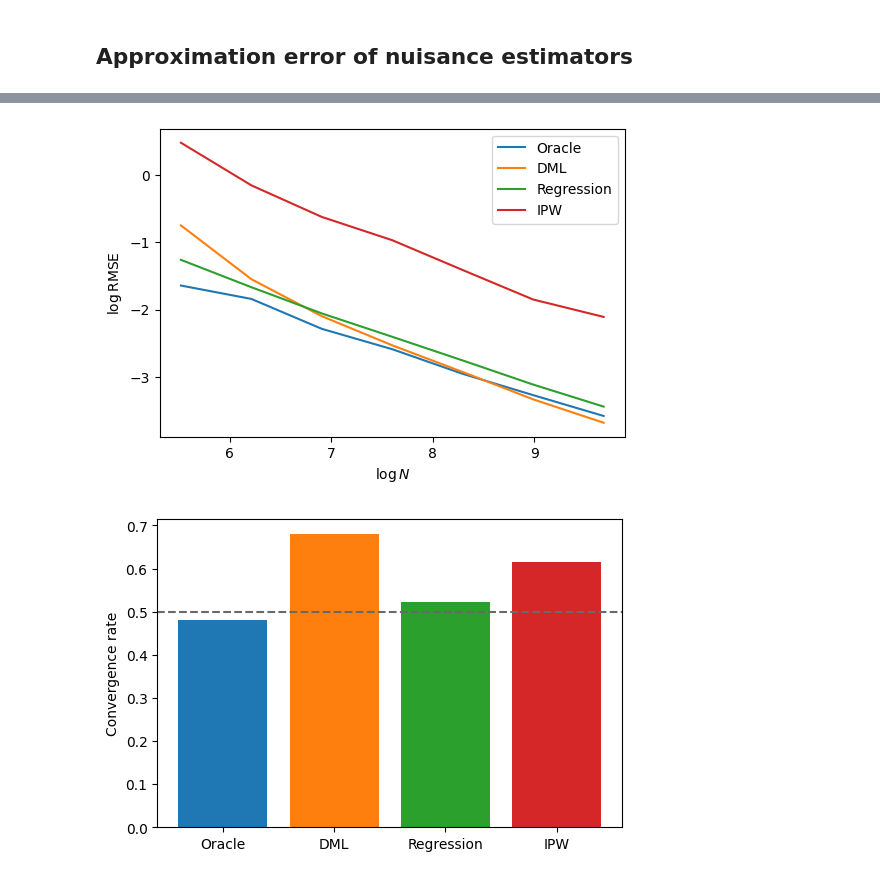
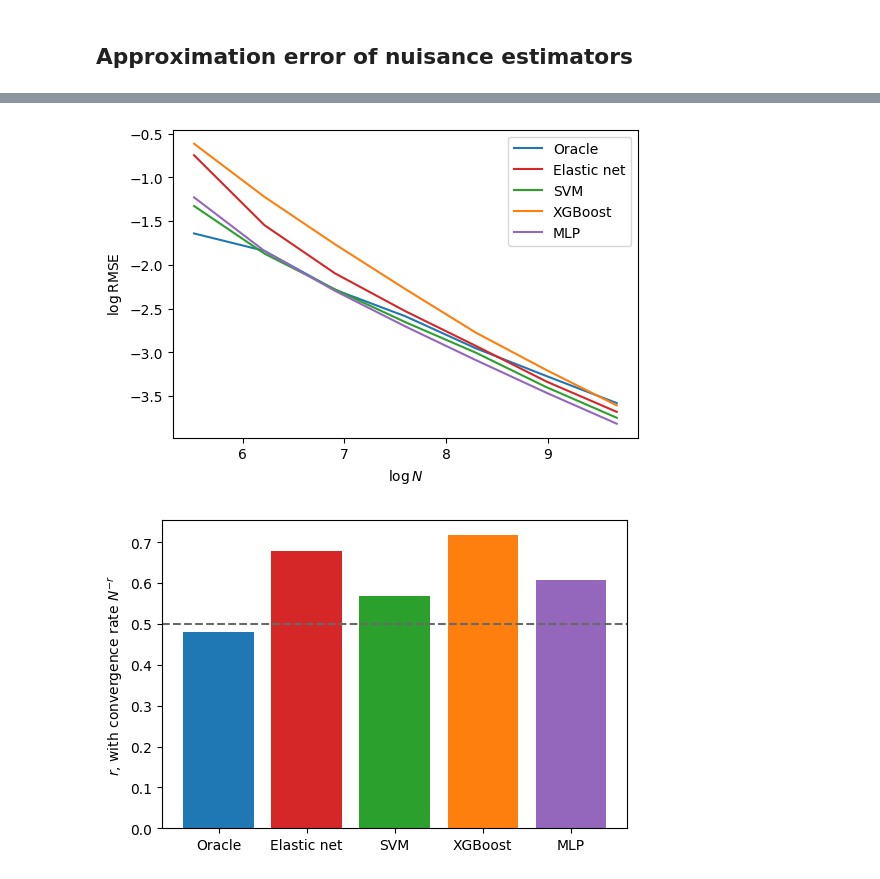
Before and after one commit to zijianwang2000/MA_CausalML, a Jupyter notebook: Complex model (10 confounders)/Plots for ATE.ipynb, the cells around one changed output, grey strips where cells are left out. Saved outputs shown, nothing was run; the diff lists cells and outputs as text; code cells hidden in the pictures.

Commit message:
Improve plots

```diff
--- a/Complex model (10 confounders)/Plots for ATE.ipynb
+++ b/Complex model (10 confounders)/Plots for ATE.ipynb
@@ -66,3 +65,0 @@ for fmt in ['png', 'pdf']:
-# %%
-slopes = np.polyfit(np.log(sample_sizes), np.log(rmses[..., 1]), 1)[0, :]
-slopes
@@ -71,10 +65,0 @@ array([-0.18977475, -0.28269043, -0.34881367, -0.33839695])
-# %%
-slopes = np.polyfit(np.log(sample_sizes), np.log(rmse), 1)[0,:]
-
-plt.figure(figsize=(6, 4))
-plt.bar(names, -slopes, color=colors)
-plt.axhline(y=0.5, color='dimgrey', linestyle='--')
-plt.ylabel('Convergence rate')
-
-for fmt in ['png', 'pdf']:
-    plt.savefig(f'figures_3/ml_conv_2.{fmt}', dpi=300, bbox_inches='tight')
@@ -83,8 +88,5 @@ for fmt in ['png', 'pdf']:
 # %%
 theta_0 = 0.5   # true ATE
-sample_sizes = list(results_dict.keys())
-colors = ['tab:blue', 'tab:orange', 'tab:green', 'tab:red']
-names = ['Oracle', 'DML', 'Regression', 'IPW']
 # %%
 # Visual comparison of estimators
 fig, axes = plt.subplots(nrows=2, ncols=4, figsize=(12, 6.5))
@@ -116,35 +131,39 @@ for fmt in ['png', 'pdf']:
 # %%
 # Convergence rates
-rmse = np.empty((len(sample_sizes), 4))
+plt.figure(figsize=(6, 4))
+rmse_list = []
 
-for i, (N, results) in enumerate(results_dict.items()):
-    ate_estimates = results[0]
-    rmse[i] = np.sqrt(np.mean((ate_estimates-theta_0)**2, axis=0))
+rmse = [np.sqrt(np.mean((results_ate['eln'][N][0][:, 0]-theta_0)**2)) for N in sample_sizes]
+rmse_list.append(rmse)
+plt.plot(np.log(sample_sizes), np.log(rmse), color='tab:blue', label='Oracle')
 
-plt.figure(figsize=(6, 4))
-for k in range(4):
-    plt.plot(np.log(sample_sizes), np.log(rmse[:,k]), color=colors[k], label=names[k])
+for ml_key, ml_name in ml_models.items():
+    rmse = [np.sqrt(np.mean((results_ate[ml_key][N][0][:, 4]-theta_0)**2)) for N in sample_sizes]
+    rmse_list.append(rmse)
+    plt.plot(np.log(sample_sizes), np.log(rmse), color=color_mapper[ml_key], label=ml_name)
+
 plt.xlabel(r'$\log N$')
 plt.ylabel(r'$\log$' + 'RMSE')
 plt.legend()
 
 for fmt in ['png', 'pdf']:
-    plt.savefig(f'figures_1/Convergence_rates_1.{fmt}', dpi=300, bbox_inches='tight')
+    plt.savefig(f'figures_ate/Convergence_rates_1.{fmt}', dpi=300, bbox_inches='tight')
 # %% [output]
-[figure, old version]
+[figure, new version]
 # %%
 # Convergence rates
-slopes = np.polyfit(np.log(sample_sizes), np.log(rmse), 1)[0,:]
+rmse_list = np.array(rmse_list).T
+slopes = np.polyfit(np.log(sample_sizes), np.log(rmse_list), 1)[0, :]
 
 plt.figure(figsize=(6, 4))
-plt.bar(names, -slopes, color=colors)
+plt.bar(['Oracle']+list(ml_models.values()), -slopes, color=['tab:blue']+list(color_mapper.values()))
 plt.axhline(y=0.5, color='dimgrey', linestyle='--')
-plt.ylabel('Convergence rate')
+plt.ylabel(r'$r$, with convergence rate $N^{-r}$')
 
 for fmt in ['png', 'pdf']:
-    plt.savefig(f'figures_1/Convergence_rates_2.{fmt}', dpi=300, bbox_inches='tight')
+    plt.savefig(f'figures_ate/Convergence_rates_2.{fmt}', dpi=300, bbox_inches='tight')
 # %% [output]
-[figure, old version]
+[figure, new version]
 # %%
 -slopes
 # %% [output]
```
Also changed, not shown: parts of 9 cells of this notebook, 36 other files.
